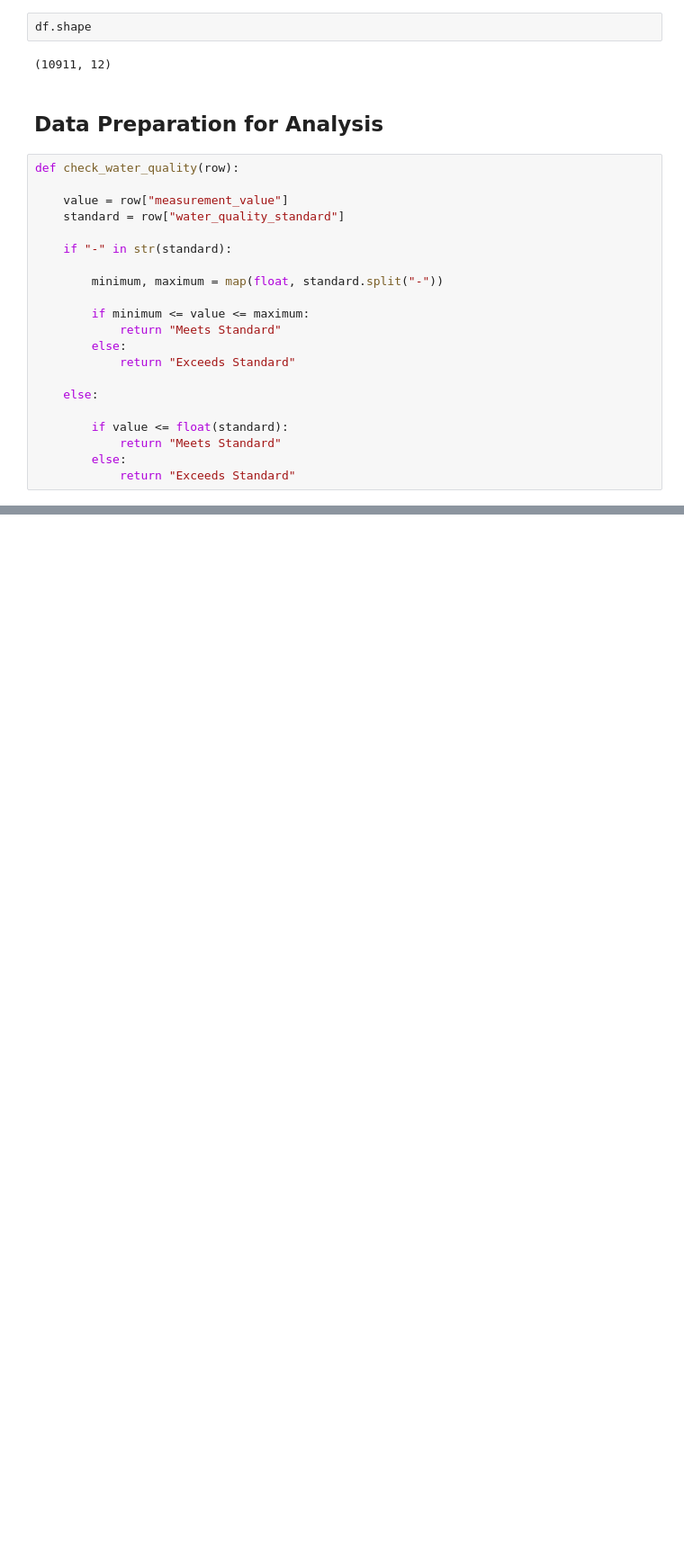
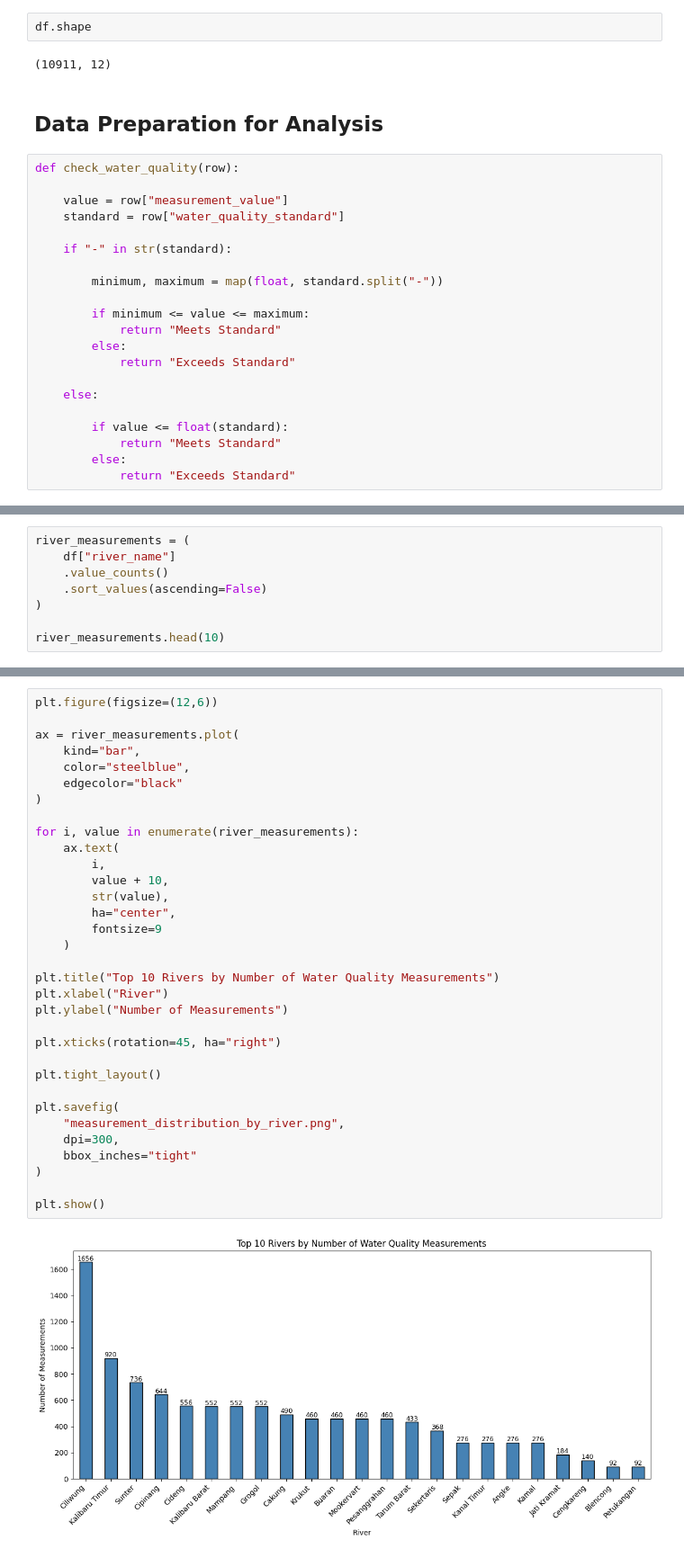
Before and after one commit to ARizalma/river-water-quality-analysis, a Jupyter notebook: notebooks/04_water_quality_analysis.ipynb, the cells around one changed output, grey strips where cells are left out. Shown at 90% size. Cells and saved outputs as stored; diff of their text form; blank space fills up the shorter version.

```diff
--- a/notebooks/04_water_quality_analysis.ipynb
+++ b/notebooks/04_water_quality_analysis.ipynb
@@ -91,0 +216,8 @@ array(['1000', '50', '6-9', '3', '25', '4', '10', '0,06', '0,2', '1,5',
+# %%
+river_measurements = (
+    df["river_name"]
+    .value_counts()
+    .sort_values(ascending=False)
+)
+
+river_measurements.head(10)
@@ -91,0 +238,35 @@ array(['1000', '50', '6-9', '3', '25', '4', '10', '0,06', '0,2', '1,5',
+# %%
+plt.figure(figsize=(12,6))
+
+ax = river_measurements.plot(
+    kind="bar",
+    color="steelblue",
+    edgecolor="black"
+)
+
+for i, value in enumerate(river_measurements):
+    ax.text(
+        i,
+        value + 10,
+        str(value),
+        ha="center",
+        fontsize=9
+    )
+
+plt.title("Top 10 Rivers by Number of Water Quality Measurements")
+plt.xlabel("River")
+plt.ylabel("Number of Measurements")
+
+plt.xticks(rotation=45, ha="right")
+
+plt.tight_layout()
+
+plt.savefig(
+    "measurement_distribution_by_river.png",
+    dpi=300,
+    bbox_inches="tight"
+)
+
+plt.show()
+# %% [output]
+[figure, added]
```
Also changed, not shown: parts of 28 cells of this notebook.
